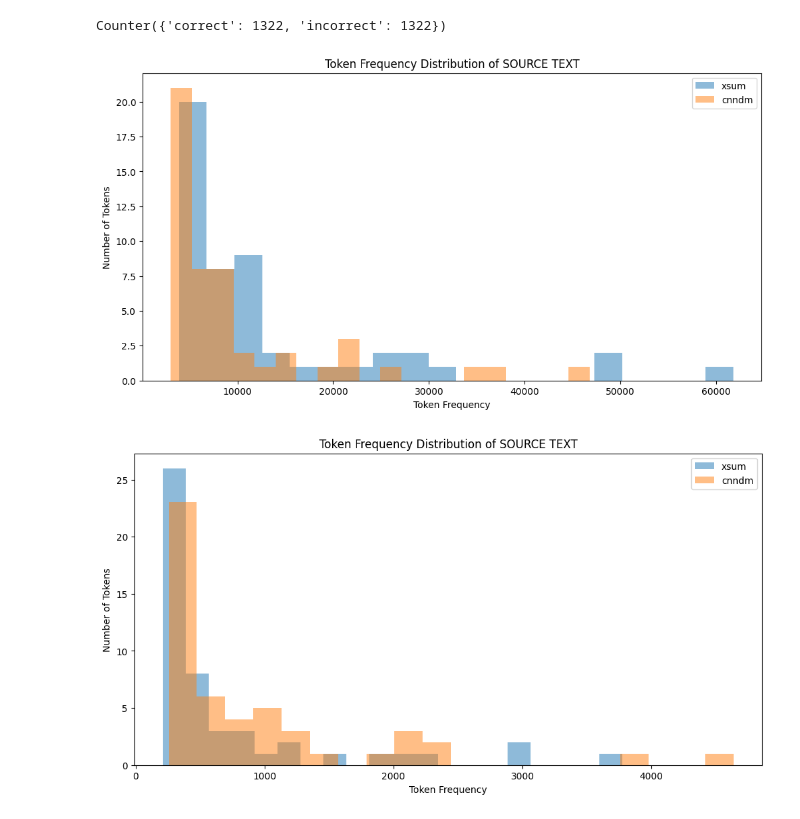
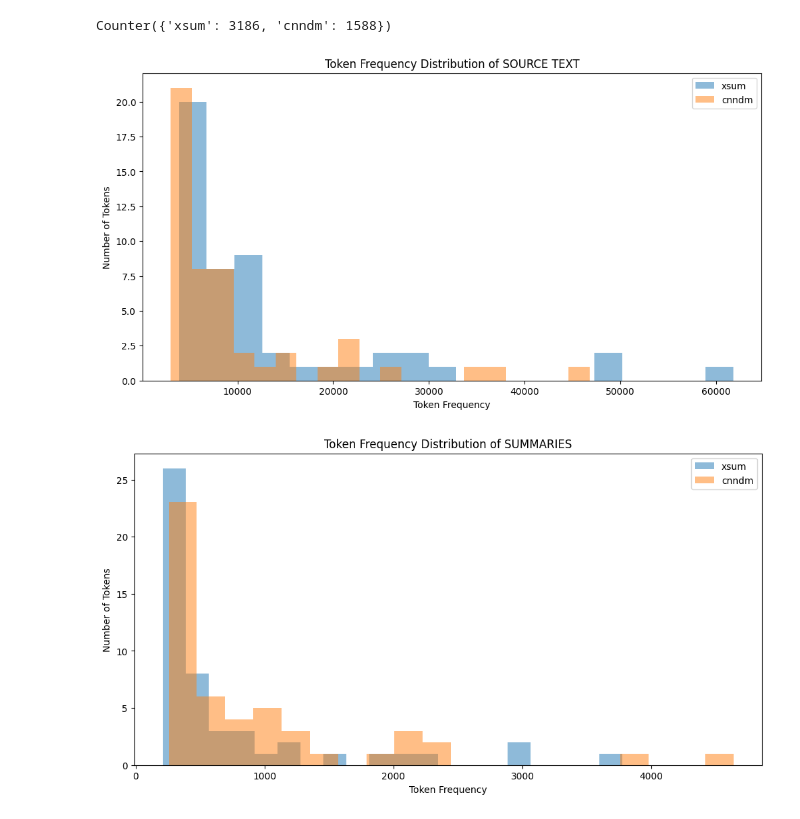
Before and after one commit to Lislaam/llm_hallucinations, a Jupyter notebook: explore_dataset.ipynb, the cells around one changed output. Saved outputs shown, nothing was run; the diff lists cells and outputs as text; code cells hidden in the pictures.

```diff
--- a/explore_dataset.ipynb
+++ b/explore_dataset.ipynb
@@ -130,6 +131,7 @@ tokenizer = AutoTokenizer.from_pretrained('mistralai/Mistral-7B-Instruct-v0.3')
 # Convert the dataset to a pandas DataFrame
 df = dataset.to_pandas()
 df['doc_length'] = df['doc'].apply(len)
+df['summ_length'] = df['summ'].apply(len)
 # %%
 # Define the two origins you want to compare
 origin_1 = 'xsum'  # Replace with the actual value for the first origin
@@ -201,6 +220,7 @@ def tokenize_length(text):
 
 # Apply tokenization length calculation for each document
 df['tokenized_length'] = df['doc'].apply(tokenize_length)
+df['tokenized_summ_length'] = df['summ'].apply(tokenize_length)
 
 # Separate the data based on origin
 origin1_data = df[df['origin'] == 'xsum']
@@ -219,5 +239,20 @@ plt.legend(title='Origin')
 plt.grid(alpha=0.5)
 
 plt.show()
+
+# =============================================================================
+# Plot histograms of tokenized lengths for each origin on the same axis
+plt.figure(figsize=(10, 6))
+
+plt.hist(origin1_data['tokenized_summ_length'], alpha=0.5, color='blue', label='xsum')
+plt.hist(origin2_data['tokenized_summ_length'], alpha=0.5, color='orange', label='cnndm')
+
+plt.title('Tokenized Document Lengths by Origin')
+plt.xlabel('Tokenized Document Length')
+plt.ylabel('Frequency')
+plt.legend(title='Origin')
+plt.grid(alpha=0.5)
+
+plt.show()
 # %% [output]
 [figure]
@@ -227,8 +263,9 @@ binary_dataset = make_binary_dataset(dataset, error_type='correct')
 from collections import Counter
 
 Counter(binary_dataset['error_type'])
+Counter(dataset['origin'])
 # %% [output]
-Counter({'correct': 1322, 'incorrect': 1322})
+Counter({'xsum': 3186, 'cnndm': 1588})
 # %%
 # Function to tokenize dataset and extract vocabulary with frequencies
 def extract_vocabulary_with_frequencies(dataset, tokenizer, text_column='text'):
@@ -255,37 +292,37 @@ plt.figure(figsize=(12, 6))
 # Plot histograms for both datasets
 plt.hist(freq1, bins=20, alpha=0.5, label='xsum')
 plt.hist(freq2, bins=20, alpha=0.5, label='cnndm')
 
 plt.xlabel('Token Frequency')
 plt.ylabel('Number of Tokens')
 plt.title('Token Frequency Distribution of SOURCE TEXT')
 plt.legend()
 plt.show()
 
 # =============================================================================
 # Extract vocabularies
-vocab1 = extract_vocabulary_with_frequencies(df[df['origin'] == 'xsum'], tokenizer, text_column='summ')
-vocab2 = extract_vocabulary_with_frequencies(df[df['origin'] == 'cnndm'], tokenizer, text_column='summ')
+vocab10 = extract_vocabulary_with_frequencies(df[df['origin'] == 'xsum'], tokenizer, text_column='summ')
+vocab20 = extract_vocabulary_with_frequencies(df[df['origin'] == 'cnndm'], tokenizer, text_column='summ')
 
 # Convert Counter objects to regular dictionaries for plotting
-vocab1_dict = dict(vocab1)
-vocab2_dict = dict(vocab2)
+vocab10_dict = dict(vocab10)
+vocab20_dict = dict(vocab20)
 
 # Create lists of frequencies for the most common tokens
-freq1 = [count for token, count in vocab1.most_common(50)]  # Top 50 tokens
-freq2 = [count for token, count in vocab2.most_common(50)]
+freq1 = [count for token, count in vocab10.most_common(50)]  # Top 50 tokens
+freq2 = [count for token, count in vocab20.most_common(50)]
 
 plt.figure(figsize=(12, 6))
 
 # Plot histograms for both datasets
 plt.hist(freq1, bins=20, alpha=0.5, label='xsum')
 plt.hist(freq2, bins=20, alpha=0.5, label='cnndm')
 
 plt.xlabel('Token Frequency')
 plt.ylabel('Number of Tokens')
 plt.title('Token Frequency Distribution of SUMMARIES')
 plt.legend()
 plt.show()
 # %% [output]
 [figure]
-[figure, old version]
+[figure, new version]
```
Also changed, not shown: parts of 6 cells of this notebook, 14 other files.
